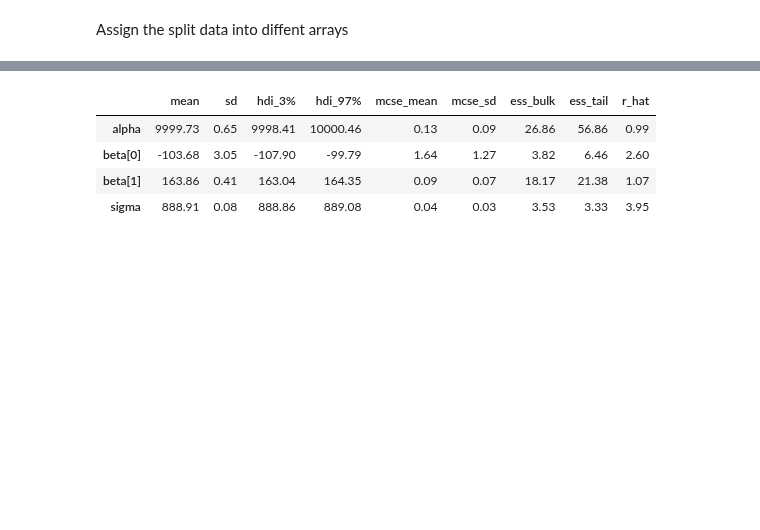
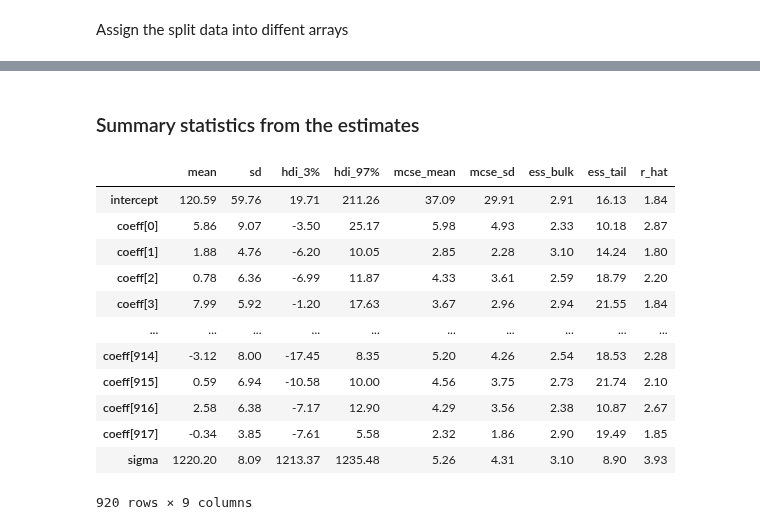
Before and after one commit to ednamilgo/Machine-Learning, a Jupyter notebook: MCMC sampling with PYMC3.ipynb, the cells around one changed output, grey strips where cells are left out. Saved outputs shown, nothing was run; the diff lists cells and outputs as text; code cells hidden in the pictures; blank space fills up the shorter version.

```diff
--- a/MCMC sampling with PYMC3.ipynb
+++ b/MCMC sampling with PYMC3.ipynb
@@ -151,4 +135,6 @@ import arviz as az
 # %%
+#We are going to use only three columns to train the data
 X1 = X_train['Rating']
 X2 = X_train['Specs Score']
+X3 = X_train['Likes']
 Y=y_train
@@ -160,0 +146,3 @@ with basic_model:
+# %%
+X=np.array([X1,X2,X3])
+y=y_train
@@ -161,15 +153,12 @@ with basic_model:
 # %%
-basic_model = pm.Model()
+with pm.Model() as phoneprice_model:
+   # Priors for unknown model parameters
+    alpha = pm.Normal('intercept', mu=0, sigma=10)# alpha is the y-intercept
+    beta = pm.Normal('coeff', mu=1, sigma=10,shape=X.shape[1])
+    sigma = pm.HalfNormal('sigma', sigma=1) # standard deviation of the observations
 
-with basic_model:
+    price = alpha + pm.math.dot(X, beta)
 
-    # Priors for unknown model parameters
-    alpha = pm.Normal("alpha", mu=10000, sigma=1)
-    beta = pm.Normal("beta", mu=0, sigma=100, shape=2)
-    sigma = pm.HalfCauchy("sigma", sigma=1)
 
-    # Expected value of outcome
-    mu = alpha + beta[0] * X1 + beta[1] * X2
-
-    # Likelihood (sampling distribution) of observations
-    Y_obs = pm.Normal("Y_obs", mu=mu, sigma=sigma, observed=Y)
+    # Likelihood/sampling distribution of observations
+    Y_obs = pm.Normal('Y_obs', mu=price, sigma=sigma, observed=y)
@@ -185,5 +172,5 @@ map_estimate
 # %%
-with basic_model:
-    trace = pm.sample(20, step=pm.Metropolis(), chains=2, cores=1,
+with phoneprice_model:
+    price_trace = pm.sample(draws=500,step=pm.Metropolis(), tune=100, chains=2, cores=2,
             progressbar = True)
 # %% [output]
@@ -199,9 +186,19 @@ Sampling 2 chains for 1_000 tune and 20 draw iterations (2_000 + 40 draws total)
+# %% [markdown]
+###  Summary statistics from the estimates
 # %%
-with basic_model:
-    display(az.summary(trace, round_to=2))
+with phoneprice_model:
+    display(az.summary(price_trace, round_to=2))
 # %% [output]
 |  | mean | sd | hdi_3% | hdi_97% | mcse_mean | mcse_sd | ess_bulk | ess_tail | r_hat |
-| alpha | 9999.73 | 0.65 | 9998.41 | 10000.46 | 0.13 | 0.09 | 26.86 | 56.86 | 0.99 |
-| beta[0] | -103.68 | 3.05 | -107.90 | -99.79 | 1.64 | 1.27 | 3.82 | 6.46 | 2.60 |
-| beta[1] | 163.86 | 0.41 | 163.04 | 164.35 | 0.09 | 0.07 | 18.17 | 21.38 | 1.07 |
-| sigma | 888.91 | 0.08 | 888.86 | 889.08 | 0.04 | 0.03 | 3.53 | 3.33 | 3.95 |
+| intercept | 120.59 | 59.76 | 19.71 | 211.26 | 37.09 | 29.91 | 2.91 | 16.13 | 1.84 |
+| coeff[0] | 5.86 | 9.07 | -3.50 | 25.17 | 5.98 | 4.93 | 2.33 | 10.18 | 2.87 |
+| coeff[1] | 1.88 | 4.76 | -6.20 | 10.05 | 2.85 | 2.28 | 3.10 | 14.24 | 1.80 |
+| coeff[2] | 0.78 | 6.36 | -6.99 | 11.87 | 4.33 | 3.61 | 2.59 | 18.79 | 2.20 |
+| coeff[3] | 7.99 | 5.92 | -1.20 | 17.63 | 3.67 | 2.96 | 2.94 | 21.55 | 1.84 |
+| ... | ... | ... | ... | ... | ... | ... | ... | ... | ... |
+| coeff[914] | -3.12 | 8.00 | -17.45 | 8.35 | 5.20 | 4.26 | 2.54 | 18.53 | 2.28 |
+| coeff[915] | 0.59 | 6.94 | -10.58 | 10.00 | 4.56 | 3.75 | 2.73 | 21.74 | 2.10 |
+| coeff[916] | 2.58 | 6.38 | -7.17 | 12.90 | 4.29 | 3.56 | 2.38 | 10.87 | 2.67 |
+| coeff[917] | -0.34 | 3.85 | -7.61 | 5.58 | 2.32 | 1.86 | 2.90 | 19.49 | 1.85 |
+| sigma | 1220.20 | 8.09 | 1213.37 | 1235.48 | 5.26 | 4.31 | 3.10 | 8.90 | 3.93 |
+920 rows × 9 columns
```
Also changed, not shown: parts of 24 cells of this notebook.
